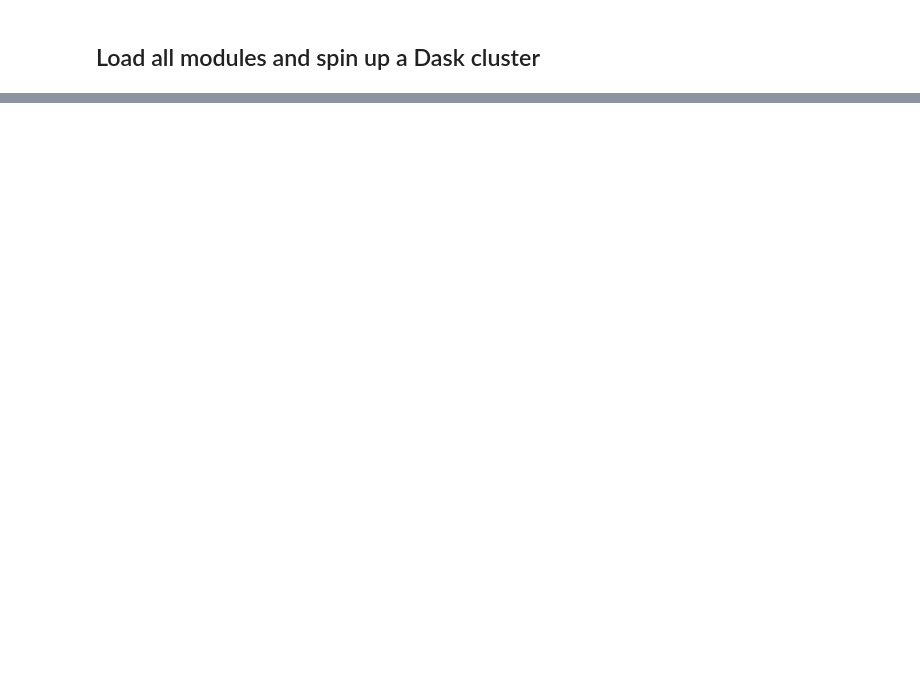
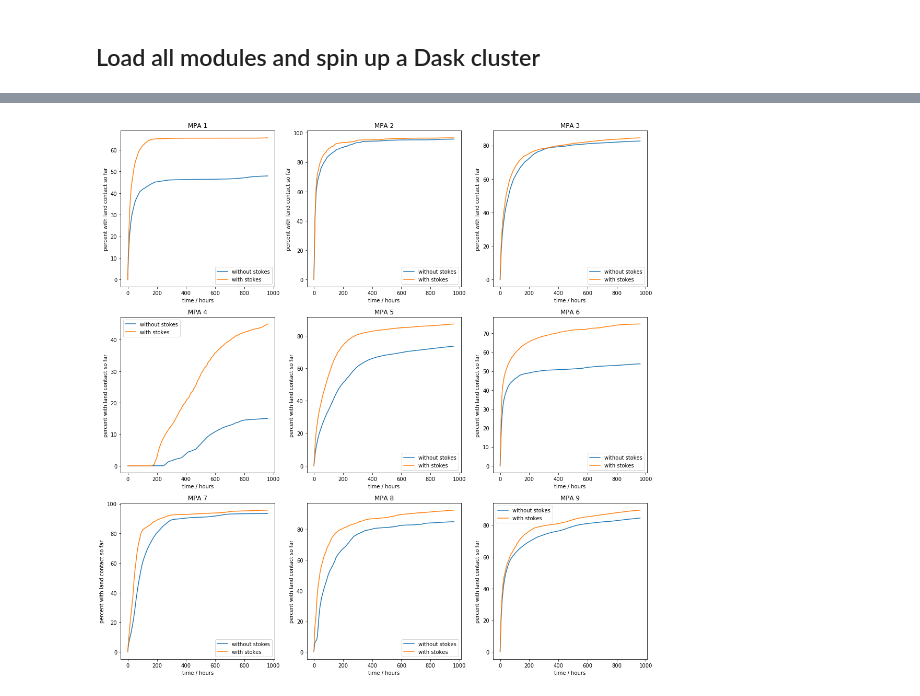
Before and after one commit to willirath/medseaconnectivity, a Jupyter notebook: notebooks/02_Histograms_and_Beaching_Stats.ipynb, the cells around one changed output, grey strips where cells are left out. Drawn from its saved outputs; the diff is of its cells as text; code cells hidden in the pictures; blank space fills up the shorter version.

```diff
--- a/notebooks/02_Histograms_and_Beaching_Stats.ipynb
+++ b/notebooks/02_Histograms_and_Beaching_Stats.ipynb
@@ -71,14 +102,16 @@ for MPA in range(1, 10):
 # %%
 fig, ax = plt.subplots(3, 3, sharex=False, sharey=False, figsize=(15, 15))
 ax = ax.flatten()
 
 for MPA in range(1, 10):
-    (data.loc[False, MPA, 0]["thinned_data_005_percent"].distance.isnull().mean("traj") * 100).compute(retries=40).plot(ax=ax[MPA-1], label="without stokes");
-    (data.loc[True, MPA, 0]["thinned_data_005_percent"].distance.isnull().mean("traj") * 100).compute(retries=40).plot(ax=ax[MPA-1], label="with stokes");
+    (data.loc[False, MPA, 0]["data"].distance.isnull().mean("traj") * 100).compute(retries=40).plot(ax=ax[MPA-1], label="without stokes");
+    (data.loc[True, MPA, 0]["data"].distance.isnull().mean("traj") * 100).compute(retries=40).plot(ax=ax[MPA-1], label="with stokes");
 
     ax[MPA-1].set_title(f"MPA {MPA}")
     ax[MPA-1].set_xlabel("time / hours")
-    ax[MPA-1].set_ylabel("percent beached so far")
+    ax[MPA-1].set_ylabel("percent with land contact so far")
     ax[MPA-1].legend(loc=0, ncol=1);
 
 fig.tight_layout();
+# %% [output]
+[figure, added]
```
Also changed, not shown: parts of 10 cells of this notebook, 1 other file.
